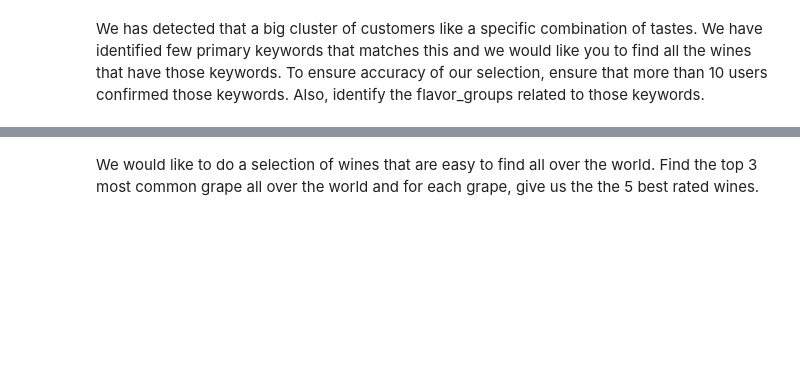
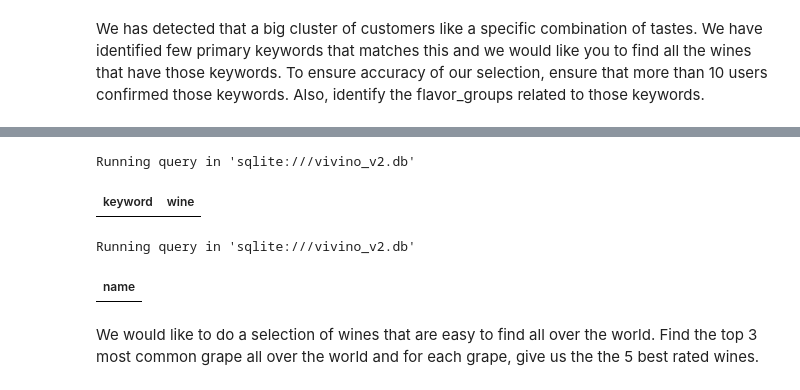
Before and after one commit to maciejkrsk/wine_market_analysis, a Jupyter notebook: requests.ipynb, the cells around one changed output, grey strips where cells are left out. Drawn from its saved outputs; the diff is of its cells as text; code cells hidden in the pictures; blank space fills up the shorter version.

```diff
--- a/requests.ipynb
+++ b/requests.ipynb
@@ -79,3 +153,36 @@ WHERE keywords.name IN ('coffee','toast','green apple', 'cream', 'citrus') AND (
+# %%
+%%sql -- THIS ONE WORKS NEEDS REVIEW
+SELECT DISTINCT keywords.name as keyword, wines.name as wine
+FROM wines
+JOIN keywords_wine
+ON wines.id = keywords_wine.wine_id
+JOIN keywords
+ON keywords.id = keywords_wine.keyword_id
+--WHERE keywords.name IN ('coffee','toast','green apple', 'cream', 'citrus') AND (keywords_wine.count > 10)
+--Adding a lot of ands, so wines have ALL the keywords
+WHERE ((keywords.name = 'coffee') AND (keywords.name = 'toast') AND (keywords.name = 'green apple') AND (keywords.name = 'cream') AND (keywords.name = 'citrus'))
+# %% [output]
+Running query in 'sqlite:///vivino_v2.db'
+| keyword | wine |
+# %%
+%%sql -- THIS ONE WORKS NEEDS REVIEW
+SELECT name
+FROM wines
+WHERE (
+
+
+SELECT DISTINCT keywords.name as keyword
+FROM wines
+JOIN keywords_wine
+ON wines.id = keywords_wine.wine_id
+JOIN keywords
+ON keywords.id = keywords_wine.keyword_id
+--WHERE keywords.name IN ('coffee','toast','green apple', 'cream', 'citrus') AND (keywords_wine.count > 10)
+--Adding a lot of ands, so wines have ALL the keywords
+WHERE ((keywords.name = 'coffee') AND (keywords.name = 'toast') AND (keywords.name = 'green apple') AND (keywords.name = 'cream') AND (keywords.name = 'citrus')))
+# %% [output]
+Running query in 'sqlite:///vivino_v2.db'
+| name |
 # %% [markdown]
 We would like to do a selection of wines that are easy to find all over the world. Find the top 3 most common grape all over the world and for each grape, give us the the 5 best rated wines.
 # %%
```
Also changed, not shown: parts of 14 cells of this notebook.
